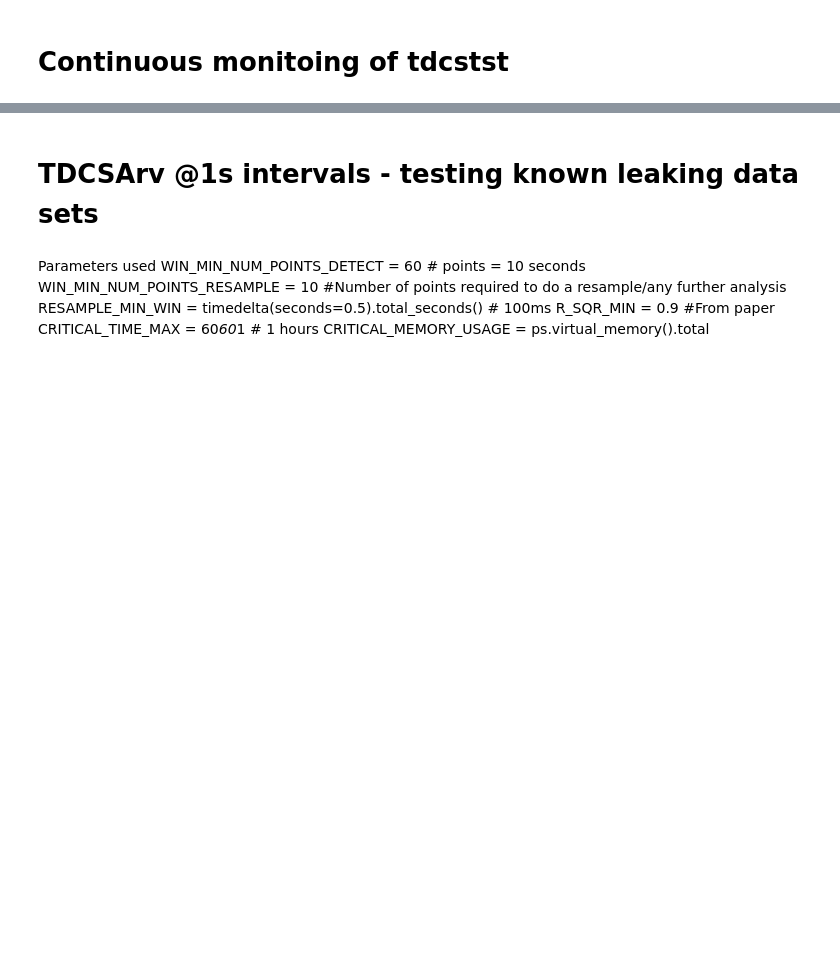
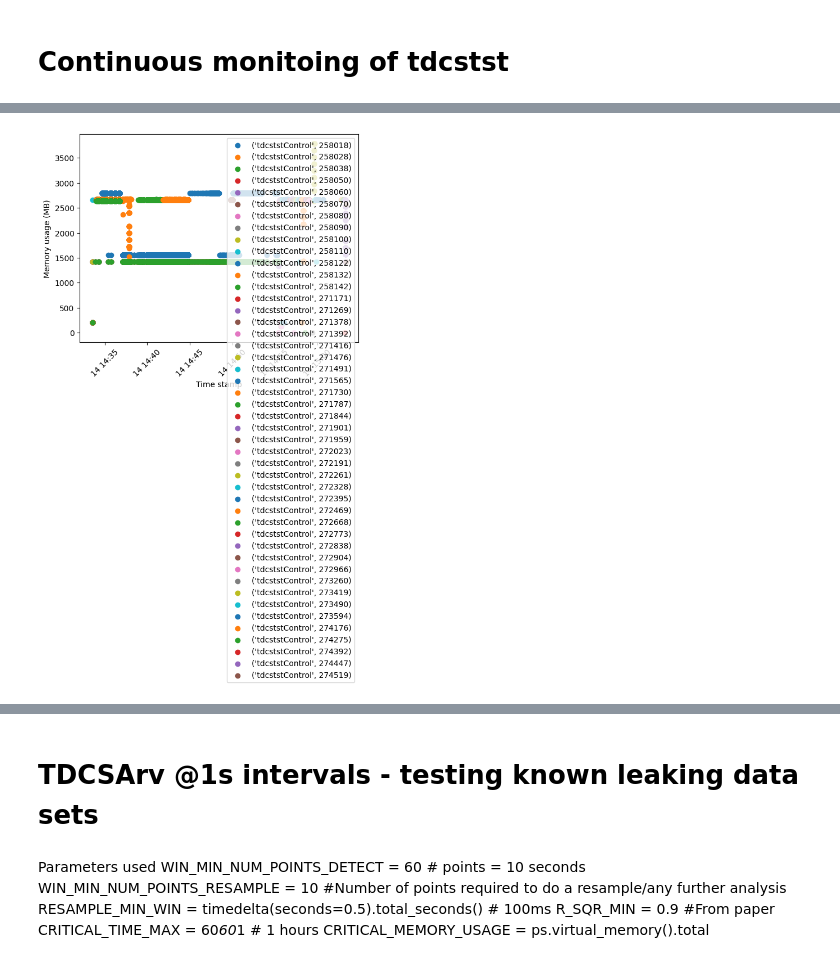
Before and after one commit to BenjaminCarpenter480/memorytools, a Jupyter notebook: Hyperparameters.ipynb, the cells around one changed output, grey strips where cells are left out. Cells and saved outputs as stored; diff of their text form; code cells hidden in the pictures; blank space fills up the shorter version.

```diff
--- a/Hyperparameters.ipynb
+++ b/Hyperparameters.ipynb
@@ -62,6 +63,6 @@ Unable to process 145/145
 # %%
 # Load the data from the file
-# tdcs_cont = MemoryMonitor()
-# tdcs_cont.import_from_csv("/home/bpc/Documents/memorytools/data/tdcstst_continuous.csv")
+tdcs_cont = MemoryMonitor()
+tdcs_cont.import_from_csv("data/tdcstst testing/dt0.001s/tdcstst_377208.csv")
 # %% [output]
 NO MEMORY DATA FILE FOUND
@@ -70,0 +89,5 @@ FileNotFoundError: [Errno 2] No such file or directory: '/home/bpc/Documents/mem
+# %%
+# %matplotlib widget
+tdcs_cont.plot_data_to_screen(names=["tdcststControl"])
+# %% [output]
+[figure, added]
```
Also changed, not shown: parts of 27 cells of this notebook, 2 other files.
